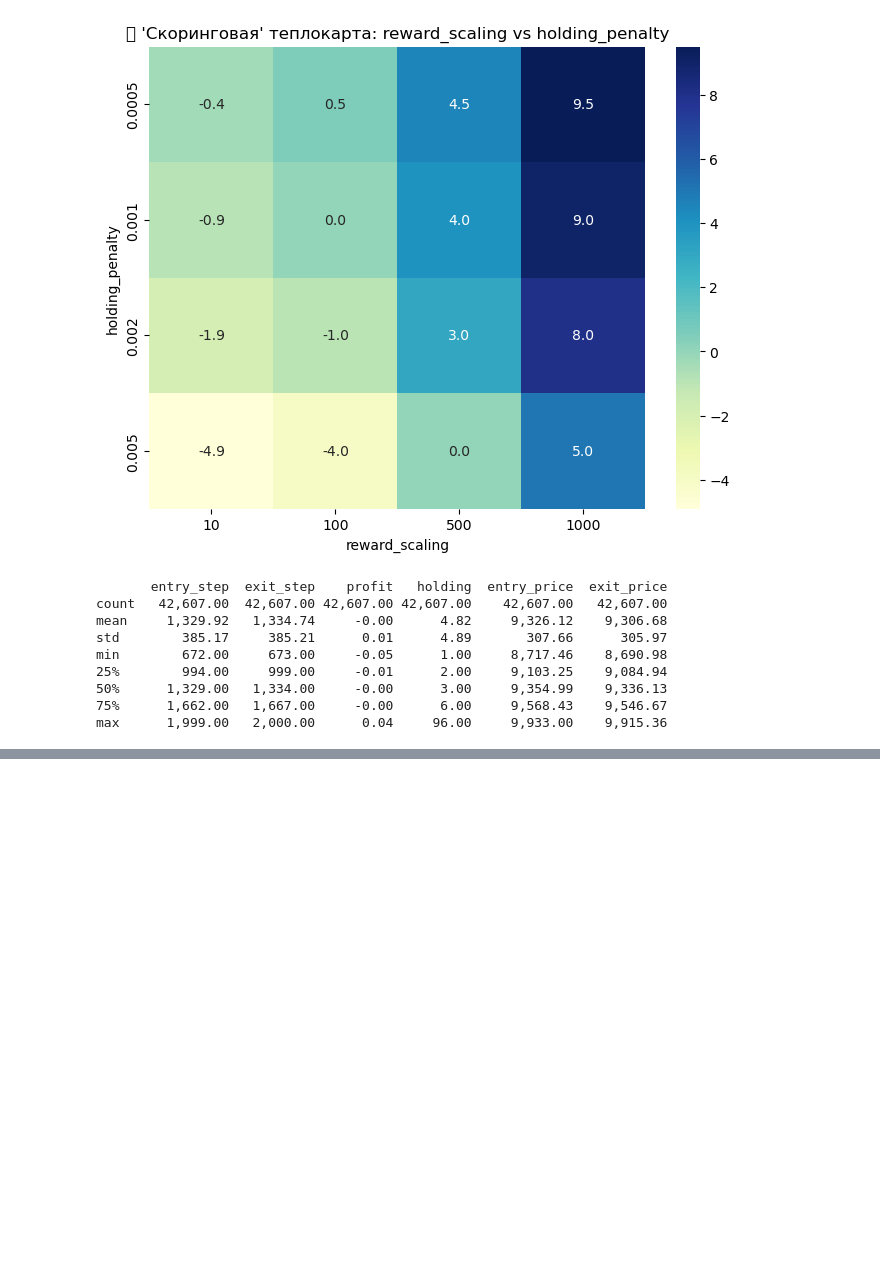
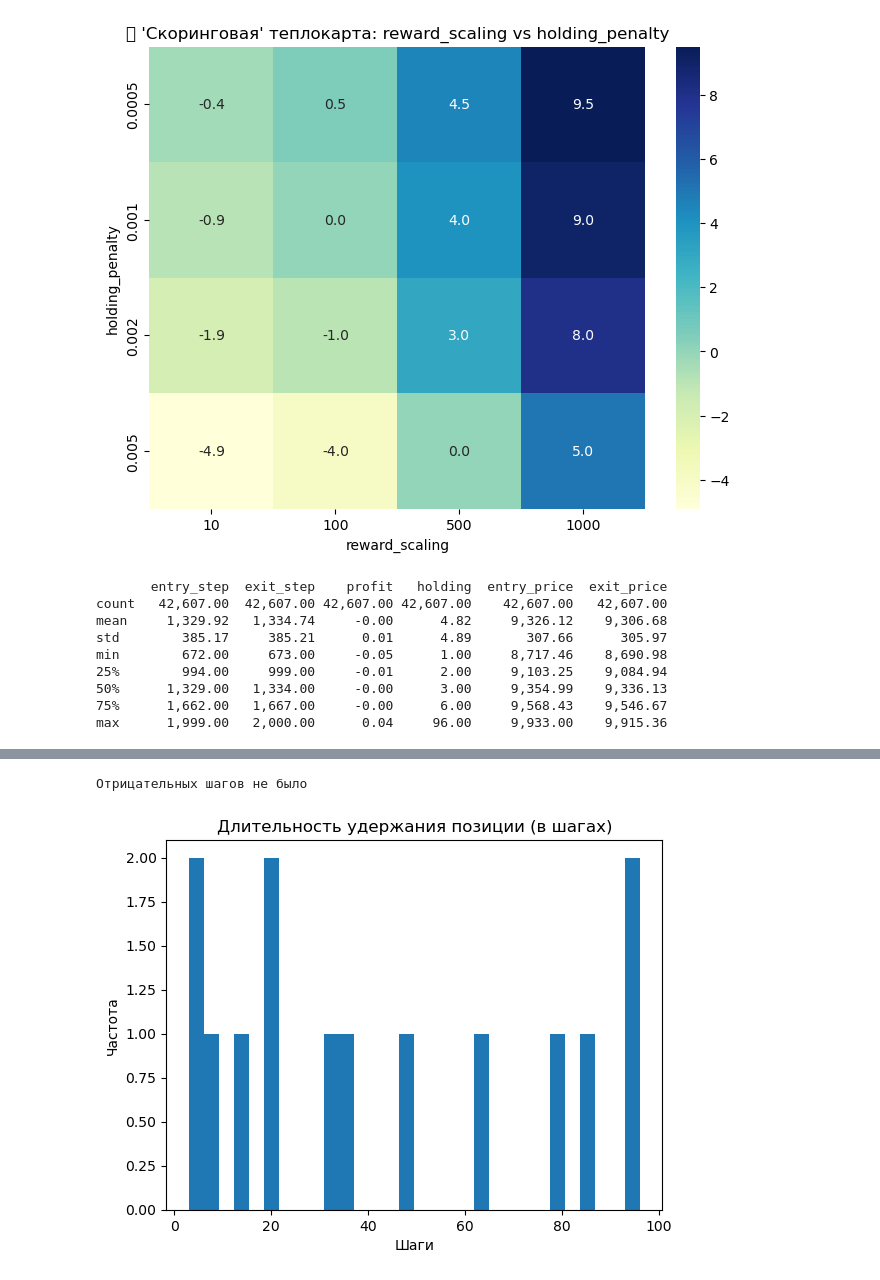
Before and after one commit to Saatarko/btc_research, a Jupyter notebook: notebooks/btc_reserch.ipynb, the cells around one changed output, grey strips where cells are left out. Drawn from its saved outputs; the diff is of its cells as text; code cells hidden in the pictures; blank space fills up the shorter version.

Commit message:
new model

```diff
--- a/notebooks/btc_reserch.ipynb
+++ b/notebooks/btc_reserch.ipynb
@@ -2017,0 +2333,2 @@ log_df = pd.DataFrame(raw_env.actions_log)  # logs – список info по к
+# %%
+combined_df = pd.read_csv('combined_df.csv',  index_col='Timestamp')
@@ -2017,0 +2355,4 @@ log_df = pd.DataFrame(raw_env.actions_log)  # logs – список info по к
+# %%
+excluded = ['future_return', 'target']
+state_columns = [col for col in combined_df.columns if col not in excluded]
+state_df = combined_df[state_columns].copy()
@@ -2017,0 +2375,21 @@ log_df = pd.DataFrame(raw_env.actions_log)  # logs – список info по к
+# %%
+# 3. Обучим агента
+model = PPO(
+    policy=TransformerPolicy,
+    env=vec_env,
+    verbose=1,
+    n_steps=4096,
+    batch_size=64,
+    gae_lambda=0.95,
+    gamma=0.99,
+    n_epochs=10,
+    learning_rate=3e-4,
+    clip_range=0.2,           # 👈 обязательно
+    max_grad_norm=0.5,        # 👈 ограничим градиенты
+    vf_coef=0.5,
+    normalize_advantage=True,
+    ent_coef=0.2  # <-- Ключевой параметр для стимула к исследованию
+)
+
+# callback = SharpeEarlyStopCallback(threshold=-0.2)
+model.learn(total_timesteps=300_000, progress_bar=True)
@@ -2017,0 +2491,10 @@ log_df = pd.DataFrame(raw_env.actions_log)  # logs – список info по к
+# %%
+env = vec_env.envs[0]
+if len(env.negative_steps_log) > 0:
+    df_neg = pd.DataFrame(env.negative_steps_log)
+    df_neg.to_csv("negative_steps_log.csv", index=False)
+    print(f"Сохранено {len(df_neg)} записей отрицательных шагов в negative_steps_log.csv")
+else:
+    print("Отрицательных шагов не было")
+# %% [output]
+Отрицательных шагов не было
@@ -2017,0 +2512,19 @@ log_df = pd.DataFrame(raw_env.actions_log)  # logs – список info по к
+# %%
+hold_lengths = []
+current_hold = 0
+
+for pos in positions:
+    if pos == 1:
+        current_hold += 1
+    else:
+        if current_hold > 0:
+            hold_lengths.append(current_hold)
+            current_hold = 0
+
+plt.hist(hold_lengths, bins=30)
+plt.title("Длительность удержания позиции (в шагах)")
+plt.xlabel("Шаги")
+plt.ylabel("Частота")
+plt.show()
+# %% [output]
+[figure, added]
```
Also changed, not shown: parts of 39 cells of this notebook, 6 other files.
